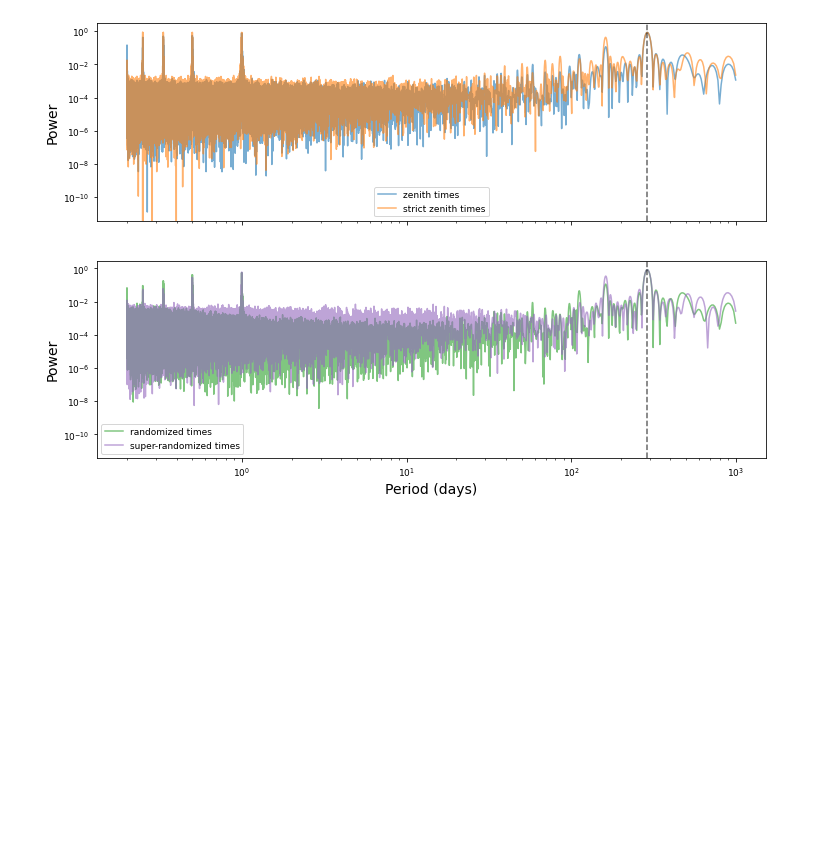
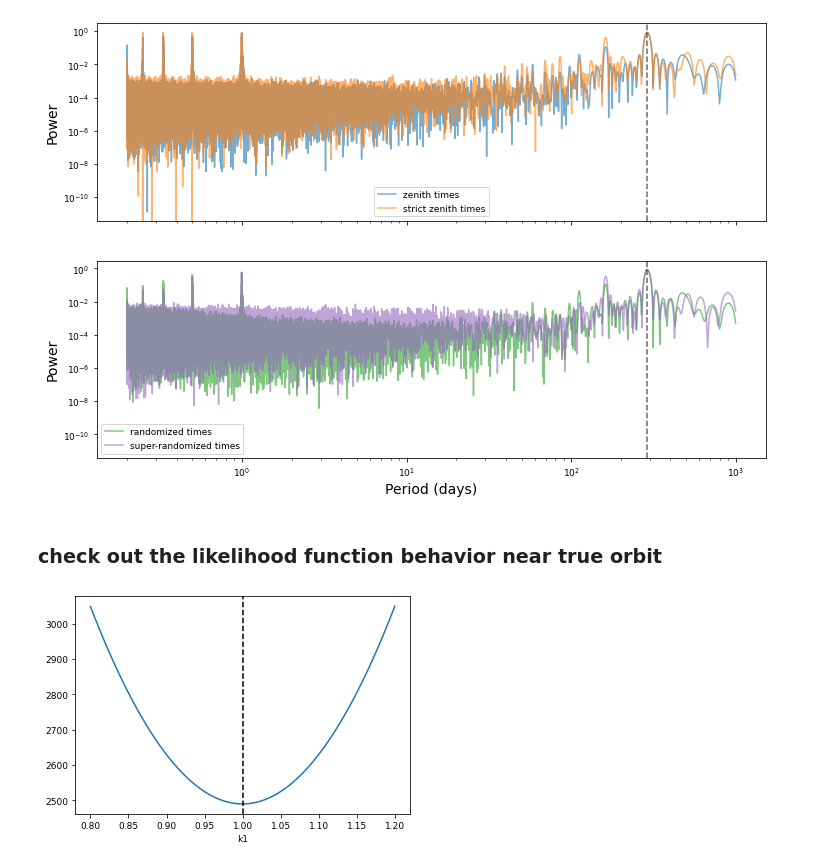
Before and after one commit to megbedell/thethethe, a Jupyter notebook: cadence/03-injection-recovery.ipynb, the cells around one changed output. Saved outputs shown, nothing was run; the diff lists cells and outputs as text; code cells hidden in the pictures; blank space fills up the shorter version.

Commit message:
likelihood contours

```diff
--- a/cadence/03-injection-recovery.ipynb
+++ b/cadence/03-injection-recovery.ipynb
@@ -113,3 +114,25 @@ plot_periodograms(ys_zenith, ys_zenith_strict, ys_randomized, ys_super_random,
                   mark_periods = [param['per1'].value]);
 # %% [output]
 [figure]
+# %% [markdown]
+### check out the likelihood function behavior near true orbit
+# %%
+def plot_chisq_onepar(param, par_name, ts, ys, yerrs, scale=0.1):
+    true_value = np.copy(param[par_name].value)
+    vals = np.linspace(-1, 1, 100) * true_value * scale + true_value
+    chisqs = []
+    for val in vals:
+        param[par_name].value = val
+        model = radvel.model.RVModel(param)
+        chisqs.append(np.sum((ys - model(ts))**2/yerrs**2))
+    chisqs = np.array(chisqs)
+    param[par_name].value = true_value
+    plt.plot(vals, np.array(chisqs))
+    plt.axvline(true_value, c='k', ls='--')
+    plt.xlabel(par_name);
+# %%
+par_name = 'k1'
+ts, ys, yerrs = t_zenith, ys_zenith, yerrs_zenith
+plot_chisq_onepar(param, par_name, ts, ys, yerrs, scale=0.2)
+# %% [output]
+[figure, added]
```
Also changed, not shown: parts of 2 cells of this notebook.
